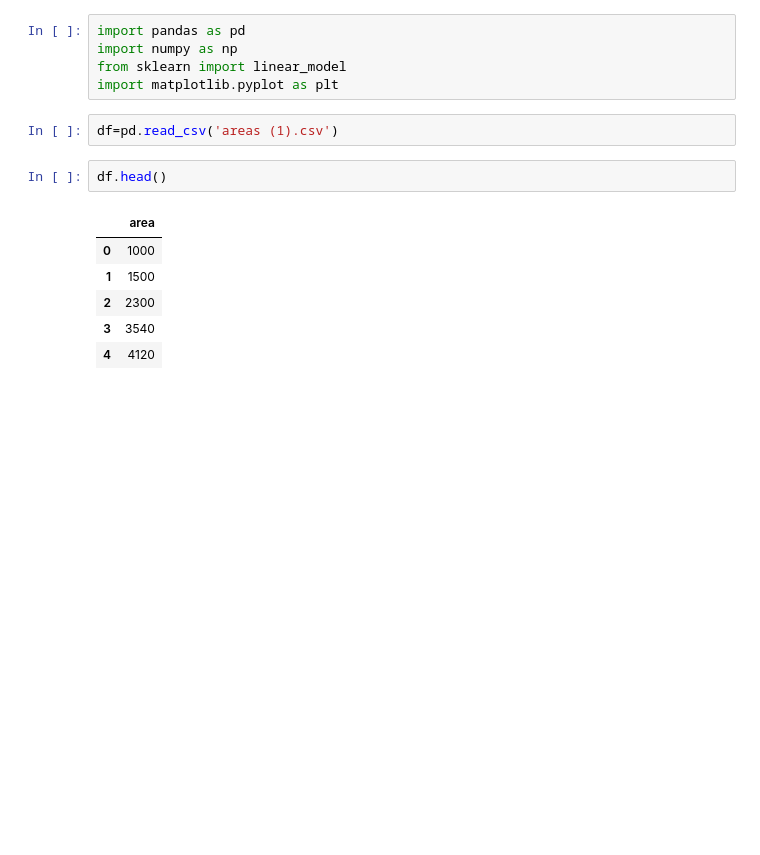
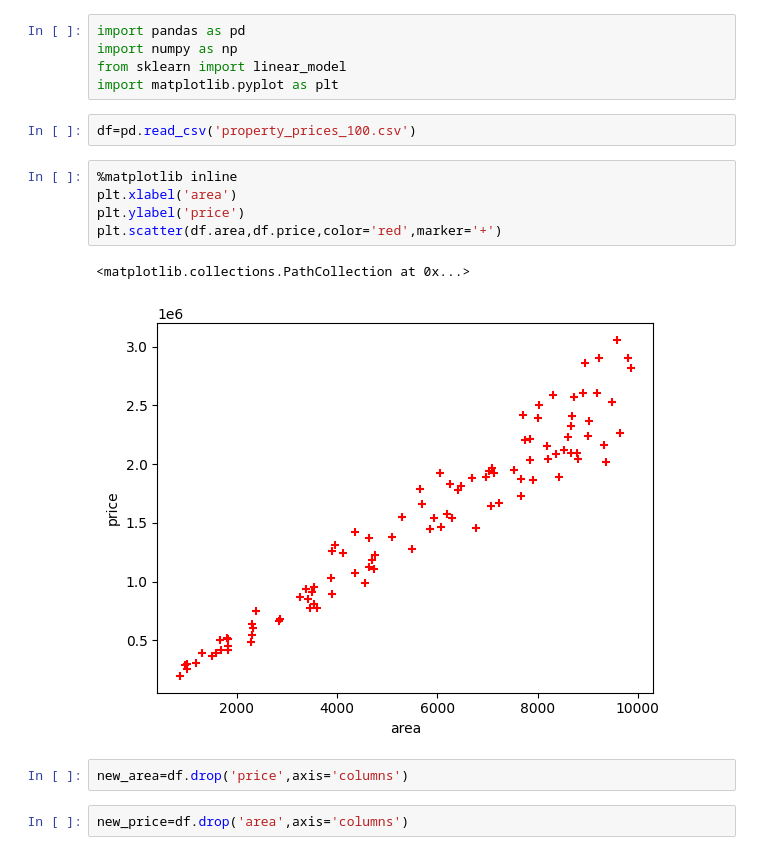
Before and after one commit to Shahnawaz-design/Agentic-AI-VAP, a Jupyter notebook: Linear_Regression.ipynb, the cells around one changed output. Drawn from its saved outputs; the diff is of its cells as text; blank space fills up the shorter version.

```diff
--- a/Linear_Regression.ipynb
+++ b/Linear_Regression.ipynb
@@ -6,13 +6,16 @@ import numpy as np
 from sklearn import linear_model
 import matplotlib.pyplot as plt
 # %%
-df=pd.read_csv('areas (1).csv')
+df=pd.read_csv('property_prices_100.csv')
-# %%
-df.head()
-# %% [output]
-|  | area |
-| 0 | 1000 |
-| 1 | 1500 |
-| 2 | 2300 |
-| 3 | 3540 |
-| 4 | 4120 |
+# %%
+%matplotlib inline
+plt.xlabel('area')
+plt.ylabel('price')
+plt.scatter(df.area,df.price,color='red',marker='+')
+# %% [output]
+<matplotlib.collections.PathCollection at 0x...>
+[figure, added]
+# %%
+new_area=df.drop('price',axis='columns')
+# %%
+new_price=df.drop('area',axis='columns')
```
Also changed, not shown: parts of 2 cells of this notebook.
